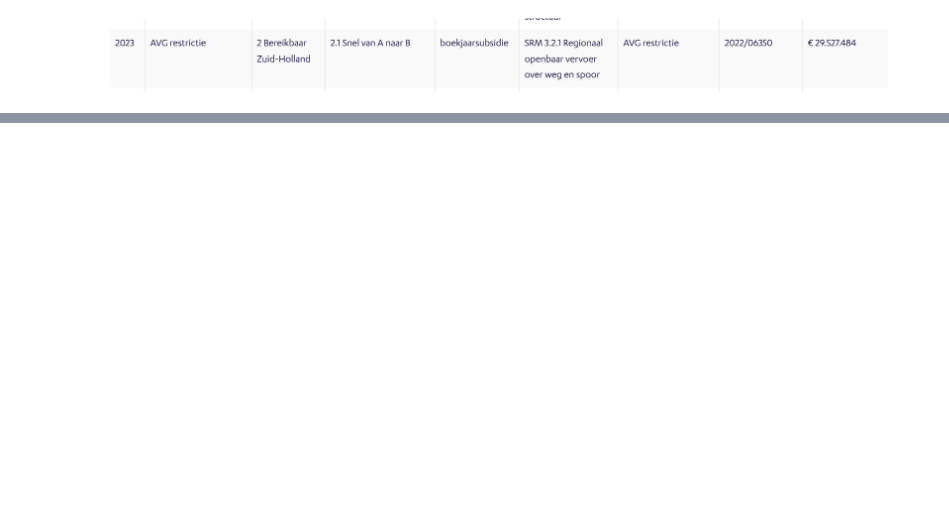
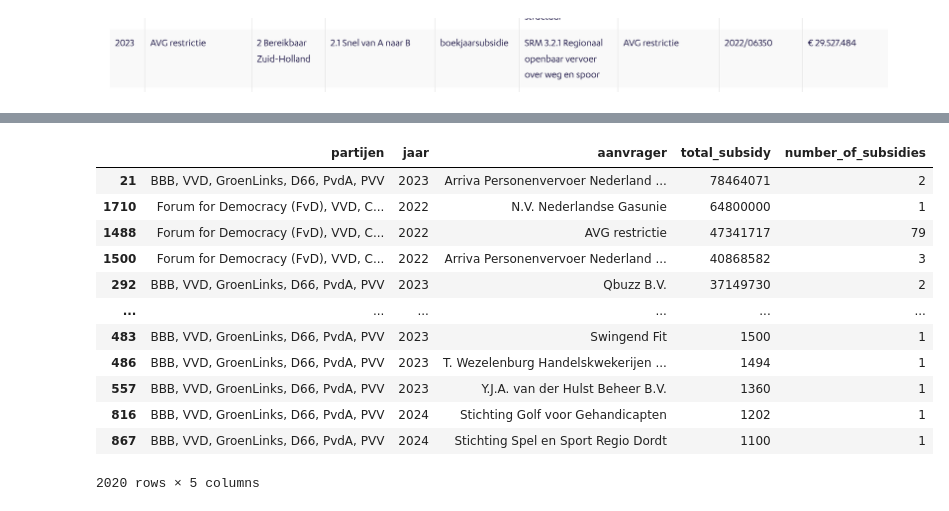
Before and after one commit to MW-88/pzh_subsidie_analyze, a Jupyter notebook: main.ipynb, the cells around one changed output, grey strips where cells are left out. Drawn from its saved outputs; the diff is of its cells as text; code cells hidden in the pictures; blank space fills up the shorter version.

```diff
--- a/main.ipynb
+++ b/main.ipynb
@@ -285,0 +311,7 @@ plt.show()
+# %%
+# Group by based on parties, year and thema's for making bar charts
+
+df_aanvrager =results.groupby(['partijen','jaar', 'aanvrager']).agg(
+    total_subsidy=('verleendbedrag', 'sum'),
+    number_of_subsidies=('verleendbedrag', 'count')
+).reset_index()
@@ -285,0 +440,16 @@ plt.show()
+# %%
+df_aanvrager.sort_values(['total_subsidy'], ascending=False)
+# %% [output]
+|  | partijen | jaar | aanvrager | total_subsidy | number_of_subsidies |
+| 21 | BBB, VVD, GroenLinks, D66, PvdA, PVV | 2023 | Arriva Personenvervoer Nederland ... | 78464071 | 2 |
+| 1710 | Forum for Democracy (FvD), VVD, C... | 2022 | N.V. Nederlandse Gasunie | 64800000 | 1 |
+| 1488 | Forum for Democracy (FvD), VVD, C... | 2022 | AVG restrictie | 47341717 | 79 |
+| 1500 | Forum for Democracy (FvD), VVD, C... | 2022 | Arriva Personenvervoer Nederland ... | 40868582 | 3 |
+| 292 | BBB, VVD, GroenLinks, D66, PvdA, PVV | 2023 | Qbuzz B.V. | 37149730 | 2 |
+| ... | ... | ... | ... | ... | ... |
+| 483 | BBB, VVD, GroenLinks, D66, PvdA, PVV | 2023 | Swingend Fit | 1500 | 1 |
+| 486 | BBB, VVD, GroenLinks, D66, PvdA, PVV | 2023 | T. Wezelenburg Handelskwekerijen ... | 1494 | 1 |
+| 557 | BBB, VVD, GroenLinks, D66, PvdA, PVV | 2023 | Y.J.A. van der Hulst Beheer B.V. | 1360 | 1 |
+| 816 | BBB, VVD, GroenLinks, D66, PvdA, PVV | 2024 | Stichting Golf voor Gehandicapten | 1202 | 1 |
+| 867 | BBB, VVD, GroenLinks, D66, PvdA, PVV | 2024 | Stichting Spel en Sport Regio Dordt | 1100 | 1 |
+2020 rows × 5 columns
```
Also changed, not shown: parts of 17 cells of this notebook.
